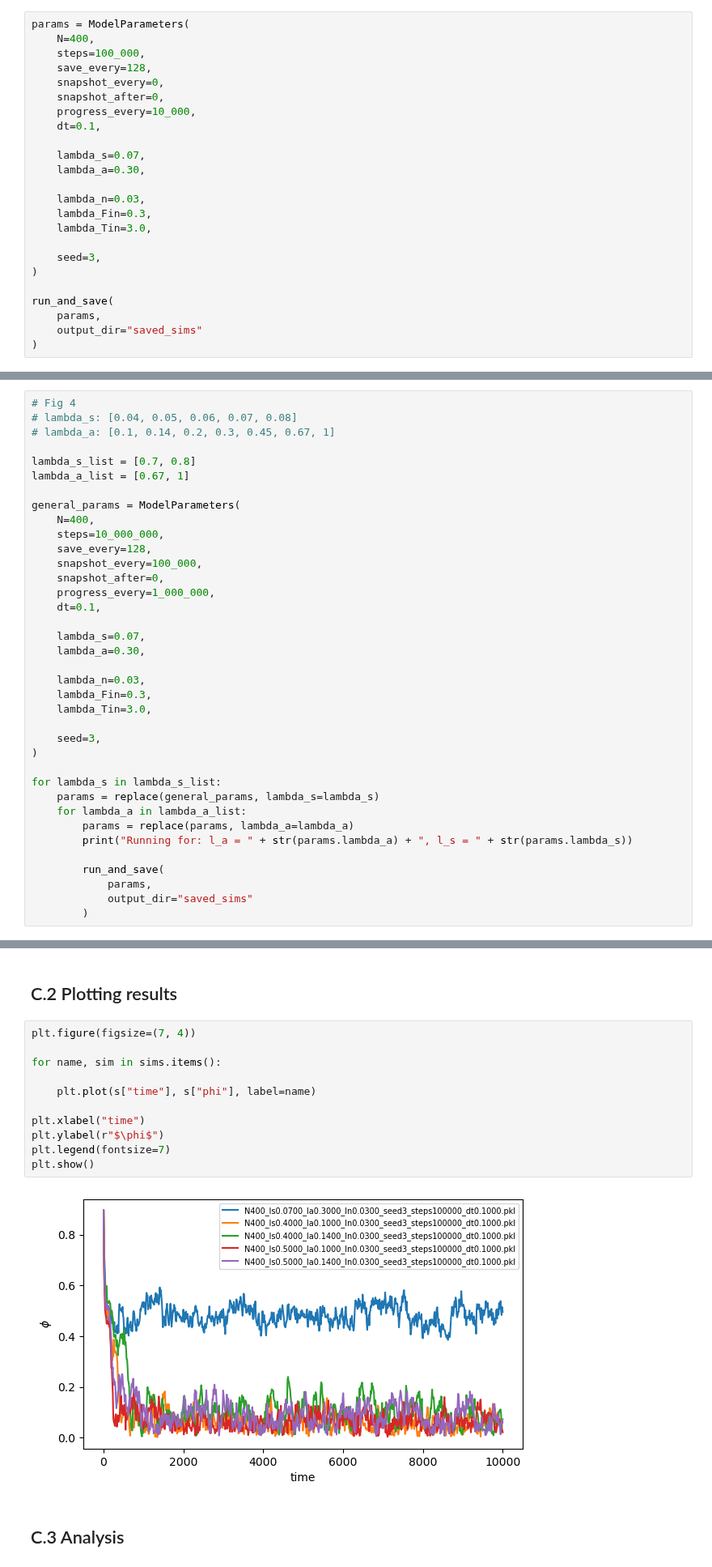
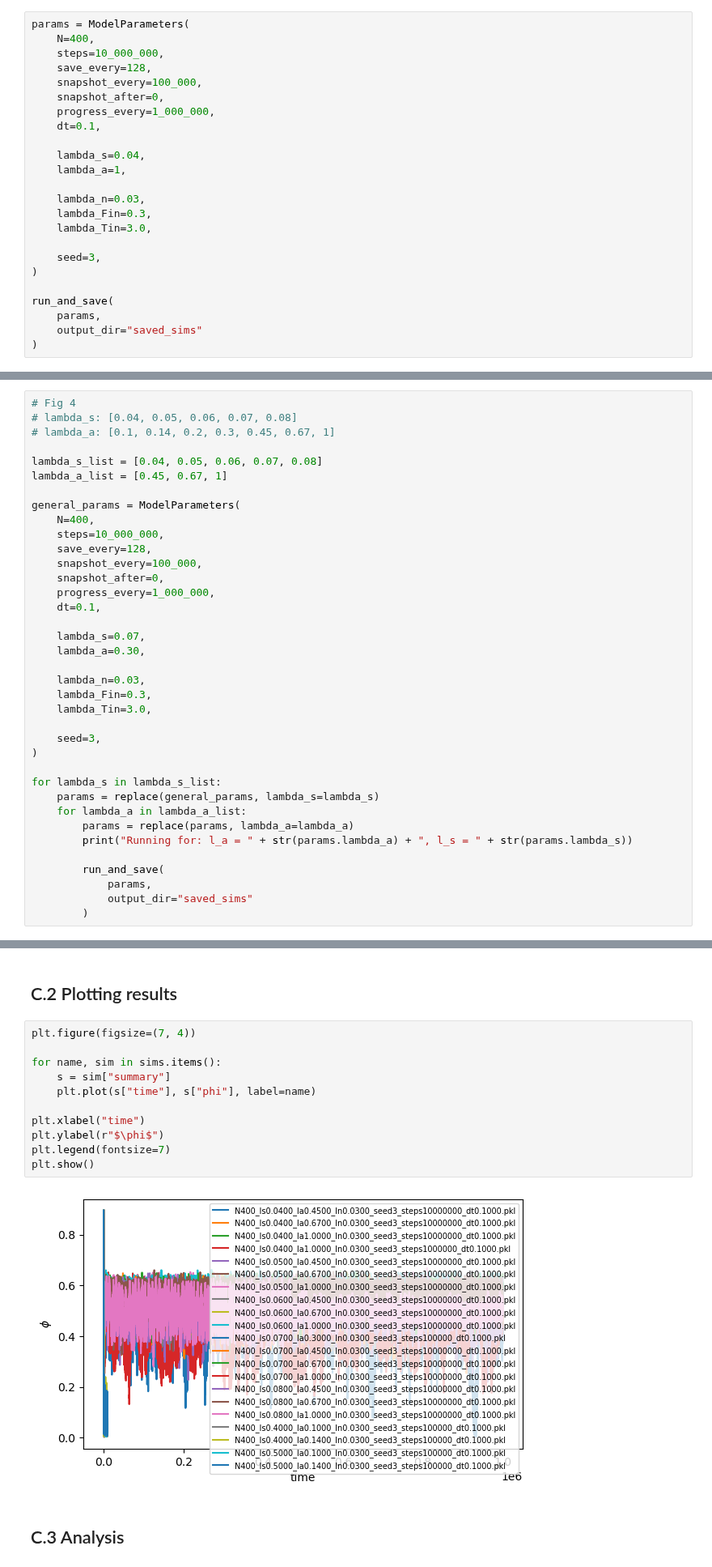
Before and after one commit to Jochem1234/active-matter-project, a Jupyter notebook: soft_active_matter.ipynb, the cells around one changed output, grey strips where cells are left out. Shown at 81% size. Drawn from its saved outputs; the diff is of its cells as text.

```diff
--- a/soft_active_matter.ipynb
+++ b/soft_active_matter.ipynb
@@ -607,15 +607,15 @@ def run_and_save(
 # %%
 params = ModelParameters(
     N=400,
-    steps=100_000,
+    steps=10_000_000,
     save_every=128,
-    snapshot_every=0,
+    snapshot_every=100_000,
     snapshot_after=0,
-    progress_every=10_000,
+    progress_every=1_000_000,
     dt=0.1,
 
-    lambda_s=0.07,
-    lambda_a=0.30,
+    lambda_s=0.04,
+    lambda_a=1,
 
     lambda_n=0.03,
     lambda_Fin=0.3,
@@ -647,8 +646,8 @@ Saved: saved_sims\N400_ls0.0700_la0.3000_ln0.0300_seed3_steps100000_dt0.1000.pkl
 # lambda_s: [0.04, 0.05, 0.06, 0.07, 0.08]
 # lambda_a: [0.1, 0.14, 0.2, 0.3, 0.45, 0.67, 1]
 
-lambda_s_list = [0.7, 0.8]
-lambda_a_list = [0.67, 1]
+lambda_s_list = [0.04, 0.05, 0.06, 0.07, 0.08]
+lambda_a_list = [0.45, 0.67, 1]
 
 general_params = ModelParameters(
     N=400,
@@ -722,16 +739,16 @@ Loaded 5 simulation(s).
 # %%
 plt.figure(figsize=(7, 4))
 
 for name, sim in sims.items():
-
+    s = sim["summary"]
     plt.plot(s["time"], s["phi"], label=name)
 
 plt.xlabel("time")
 plt.ylabel(r"$\phi$")
 plt.legend(fontsize=7)
 plt.show()
 # %% [output]
-[figure, old version]
+[figure, new version]
 # %% [markdown]
 ## C.3 Analysis
 # %%
```
Also changed, not shown: parts of 6 cells of this notebook, 16 other files.
